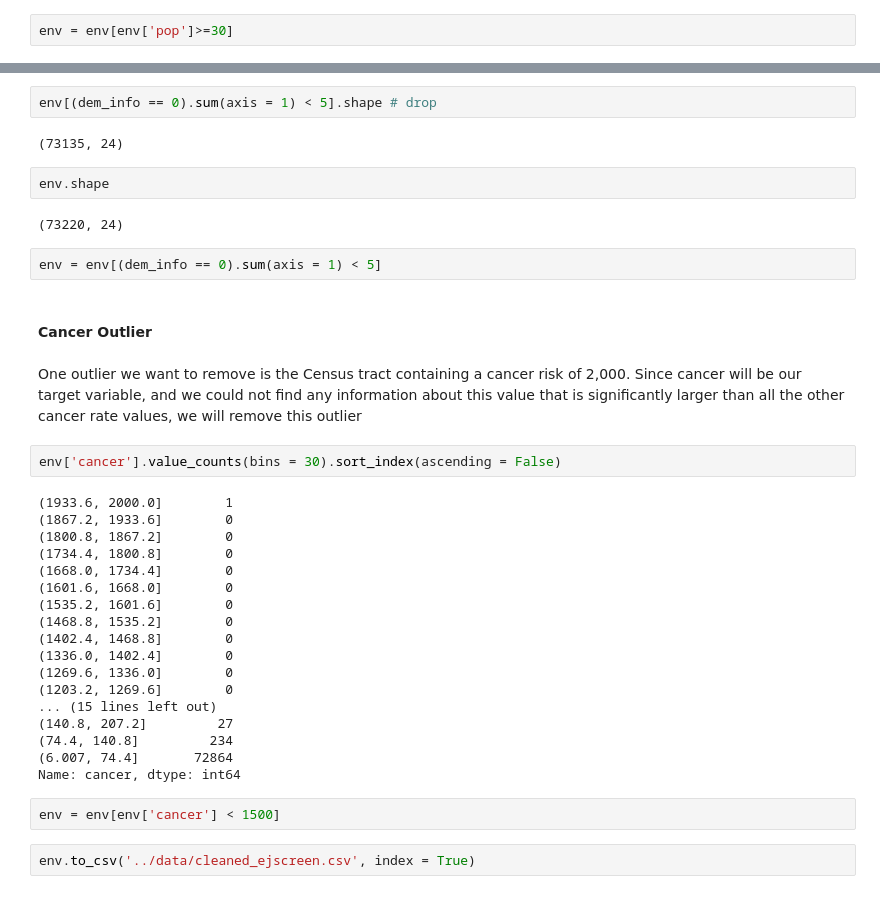
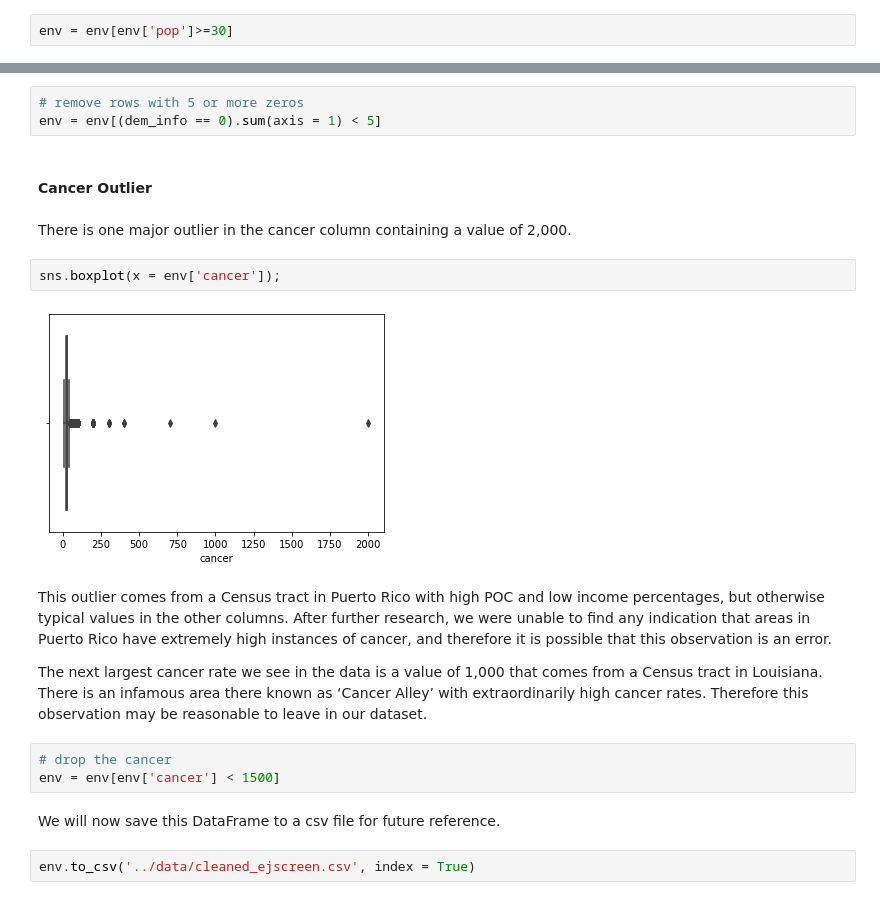
Before and after one commit to LewisDaDude/Project-4, a Jupyter notebook: code/01_cleaning_and_imputing.ipynb, the cells around one changed output, grey strips where cells are left out. Saved outputs shown, nothing was run; the diff lists cells and outputs as text.

```diff
--- a/code/01_cleaning_and_imputing.ipynb
+++ b/code/01_cleaning_and_imputing.ipynb
@@ -342,39 +384,23 @@ env[(dem_info == 0).sum(axis = 1) == 6].head(10).T
-# %%
-env[(dem_info == 0).sum(axis = 1) < 5].shape # drop
-# %% [output]
-(73135, 24)
-# %%
-env.shape
-# %% [output]
-(73220, 24)
 # %%
+# remove rows with 5 or more zeros
 env = env[(dem_info == 0).sum(axis = 1) < 5]
 # %% [markdown]
 #### Cancer Outlier
-# %% [markdown]
-One outlier we want to remove is the Census tract containing a cancer risk of 2,000. Since cancer will be our target variable, and we could not find any information about this value that is significantly larger than all the other cancer rate values, we will remove this outlier
-# %%
-env['cancer'].value_counts(bins = 30).sort_index(ascending = False)
-# %% [output]
-(1933.6, 2000.0]        1
-(1867.2, 1933.6]        0
-(1800.8, 1867.2]        0
-(1734.4, 1800.8]        0
-(1668.0, 1734.4]        0
-(1601.6, 1668.0]        0
-(1535.2, 1601.6]        0
-(1468.8, 1535.2]        0
-(1402.4, 1468.8]        0
-(1336.0, 1402.4]        0
-(1269.6, 1336.0]        0
-(1203.2, 1269.6]        0
-... (15 lines left out)
-(140.8, 207.2]         27
-(74.4, 140.8]         234
-(6.007, 74.4]       72864
-Name: cancer, dtype: int64
+# %% [markdown]
+There is one major outlier in the cancer column containing a value of 2,000.
+# %%
+sns.boxplot(x = env['cancer']);
+# %% [output]
+[figure, added]
+# %% [markdown]
+This outlier comes from a Census tract in Puerto Rico with high POC and low income percentages, but otherwise typical values in the other columns. After further research, we were unable to find any indication that areas in Puerto Rico have extremely high instances of cancer, and therefore it is possible that this observation is an error.
+
+The next largest cancer rate we see in the data is a value of 1,000 that comes from a Census tract in Louisiana. There is an infamous area there known as ‘Cancer Alley’ with extraordinarily high cancer rates. Therefore this observation may be reasonable to leave in our dataset.
 # %%
+# drop the cancer
 env = env[env['cancer'] < 1500]
+# %% [markdown]
+We will now save this DataFrame to a csv file for future reference.
 # %%
 env.to_csv('../data/cleaned_ejscreen.csv', index = True)
 # %% [markdown]
```
Also changed, not shown: parts of 67 cells of this notebook, 1 other file.
